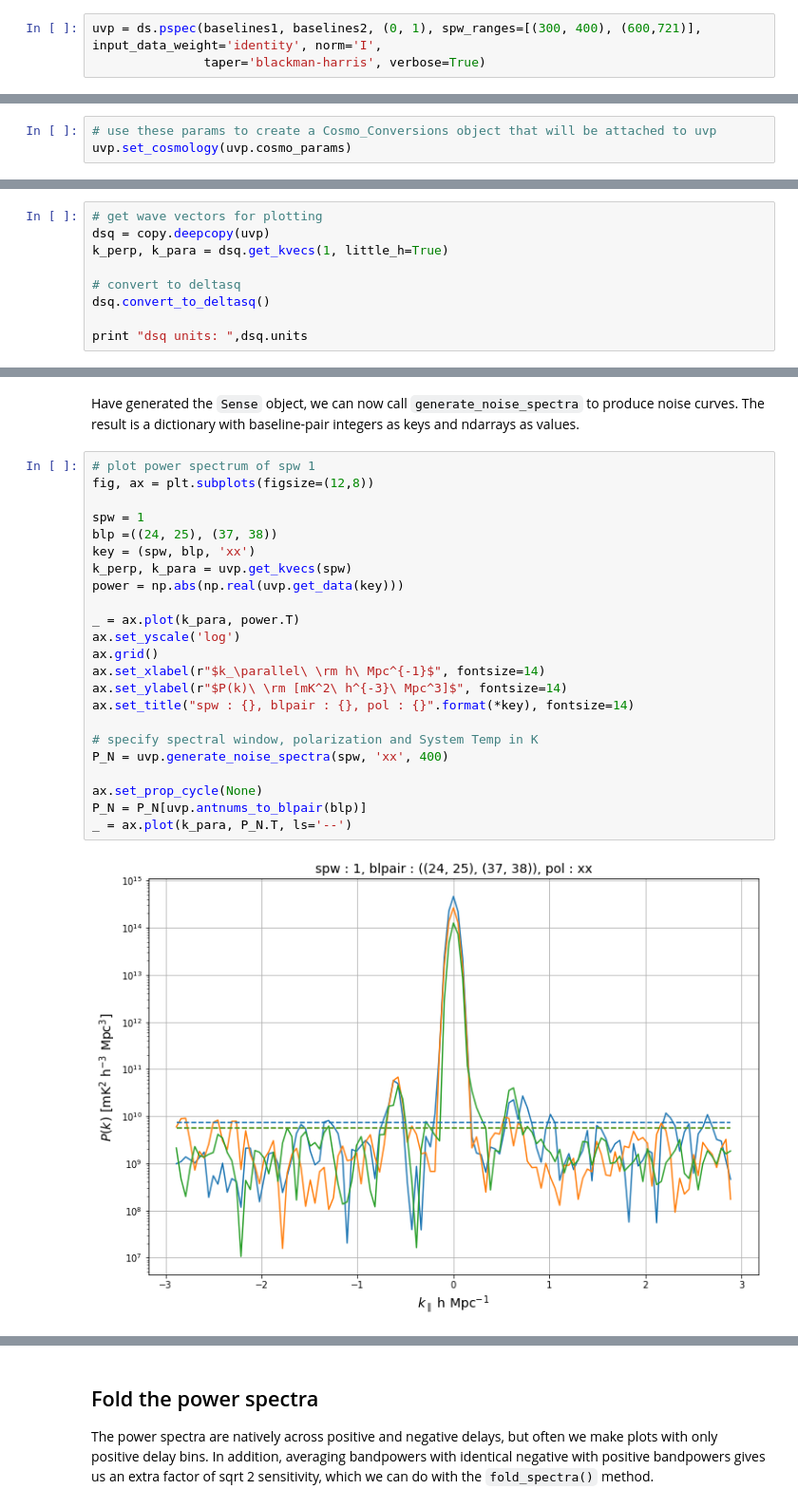
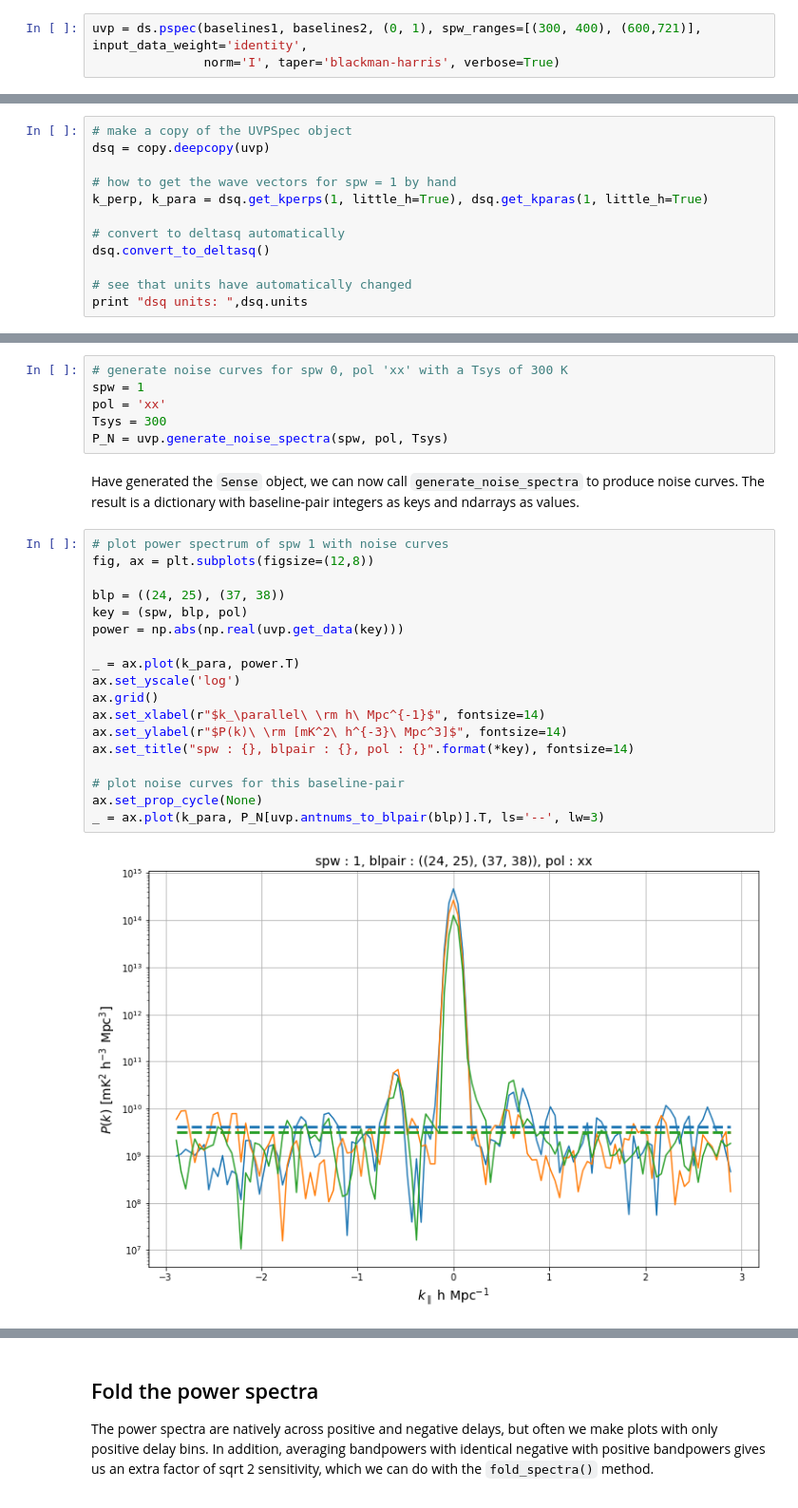
Before and after one commit to HERA-Team/hera_pspec, a Jupyter notebook: examples/PS_estimation_example.ipynb, the cells around one changed output, grey strips where cells are left out. Shown at 95% size. Cells and saved outputs as stored; diff of their text form.

```diff
--- a/examples/PS_estimation_example.ipynb
+++ b/examples/PS_estimation_example.ipynb
@@ -202,6 +220,6 @@ print blpairs
 # %%
-uvp = ds.pspec(baselines1, baselines2, (0, 1), spw_ranges=[(300, 400), (600,721)], input_data_weight='identity', norm='I',
-               taper='blackman-harris', verbose=True)
+uvp = ds.pspec(baselines1, baselines2, (0, 1), spw_ranges=[(300, 400), (600,721)], input_data_weight='identity',
+               norm='I', taper='blackman-harris', verbose=True)
 # %% [output]
 Warning: taking power spectra between LST bins misaligned by more than 15 seconds
 
@@ -253,3 +265,0 @@ print uvp.cosmo_params
-# %%
-# use these params to create a Cosmo_Conversions object that will be attached to uvp
-uvp.set_cosmology(uvp.cosmo_params)
@@ -260,10 +266,13 @@ Om_L : 0.6844; Om_b : 0.0491; Om_c : 0.2644; Om_M : 0.3135; Om_k : 0.0021; H0 :
 # %%
-# get wave vectors for plotting
+# make a copy of the UVPSpec object
 dsq = copy.deepcopy(uvp)
-k_perp, k_para = dsq.get_kvecs(1, little_h=True)
 
-# convert to deltasq
+# how to get the wave vectors for spw = 1 by hand
+k_perp, k_para = dsq.get_kperps(1, little_h=True), dsq.get_kparas(1, little_h=True)
+
+# convert to deltasq automatically
 dsq.convert_to_deltasq()
 
+# see that units have automatically changed
 print "dsq units: ",dsq.units
 # %% [output]
@@ -299,30 +304,31 @@ attaching self.sensitivity
+# %%
+# generate noise curves for spw 0, pol 'xx' with a Tsys of 300 K
+spw = 1
+pol = 'xx'
+Tsys = 300
+P_N = uvp.generate_noise_spectra(spw, pol, Tsys)
 # %% [markdown]
 Have generated the `Sense` object, we can now call `generate_noise_spectra` to produce noise curves. The result is a dictionary with baseline-pair integers as keys and ndarrays as values.
 # %%
-# plot power spectrum of spw 1
+# plot power spectrum of spw 1 with noise curves
 fig, ax = plt.subplots(figsize=(12,8))
 
-spw = 1
-blp =((24, 25), (37, 38))
-key = (spw, blp, 'xx')
-k_perp, k_para = uvp.get_kvecs(spw)
+blp = ((24, 25), (37, 38))
+key = (spw, blp, pol)
 power = np.abs(np.real(uvp.get_data(key)))
 
 _ = ax.plot(k_para, power.T)
 ax.set_yscale('log')
 ax.grid()
 ax.set_xlabel(r"$k_\parallel\ \rm h\ Mpc^{-1}$", fontsize=14)
 ax.set_ylabel(r"$P(k)\ \rm [mK^2\ h^{-3}\ Mpc^3]$", fontsize=14)
 ax.set_title("spw : {}, blpair : {}, pol : {}".format(*key), fontsize=14)
 
-# specify spectral window, polarization and System Temp in K
-P_N = uvp.generate_noise_spectra(spw, 'xx', 400)
-
+# plot noise curves for this baseline-pair
 ax.set_prop_cycle(None)
-P_N = P_N[uvp.antnums_to_blpair(blp)]
-_ = ax.plot(k_para, P_N.T, ls='--')
+_ = ax.plot(k_para, P_N[uvp.antnums_to_blpair(blp)].T, ls='--', lw=3)
 # %% [output]
-[figure, old version]
+[figure, new version]
 # %% [markdown]
 ## Incoherent Averaging
 
```
Also changed, not shown: parts of 56 cells of this notebook.
